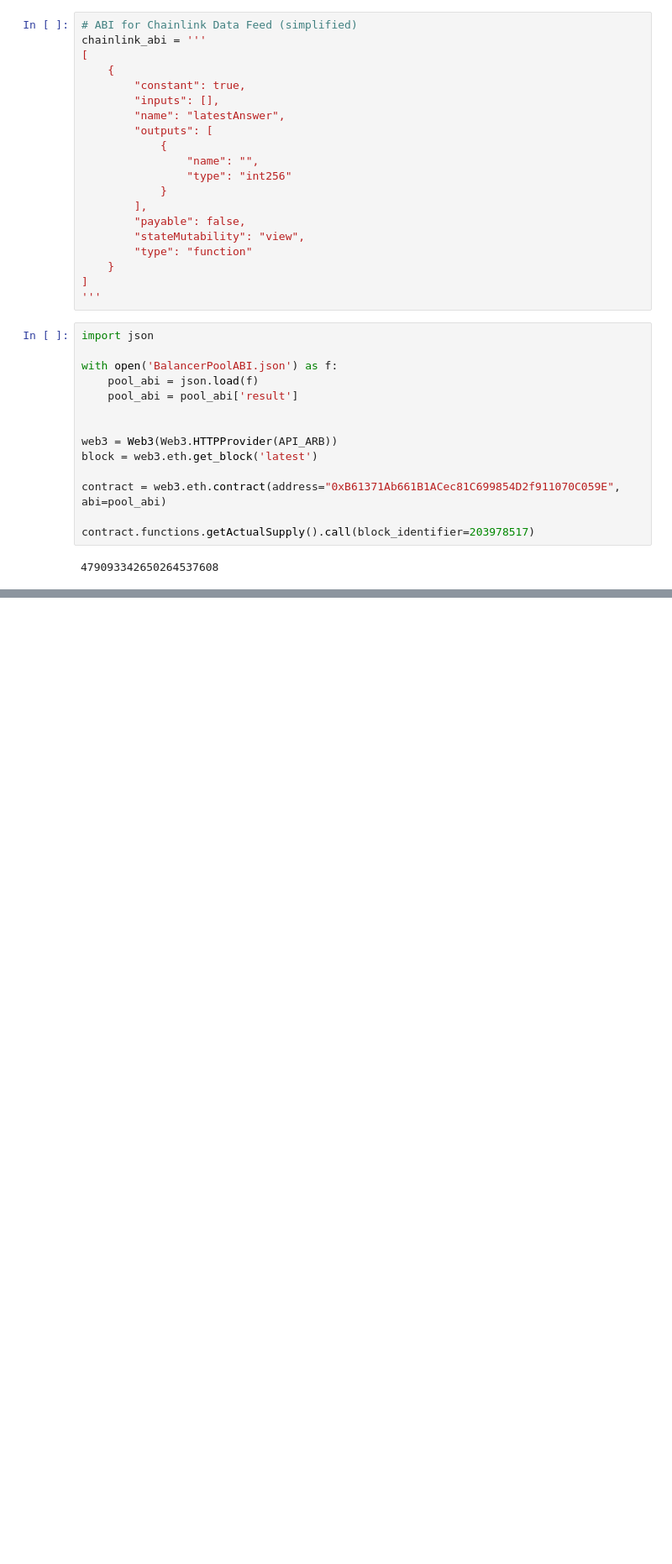
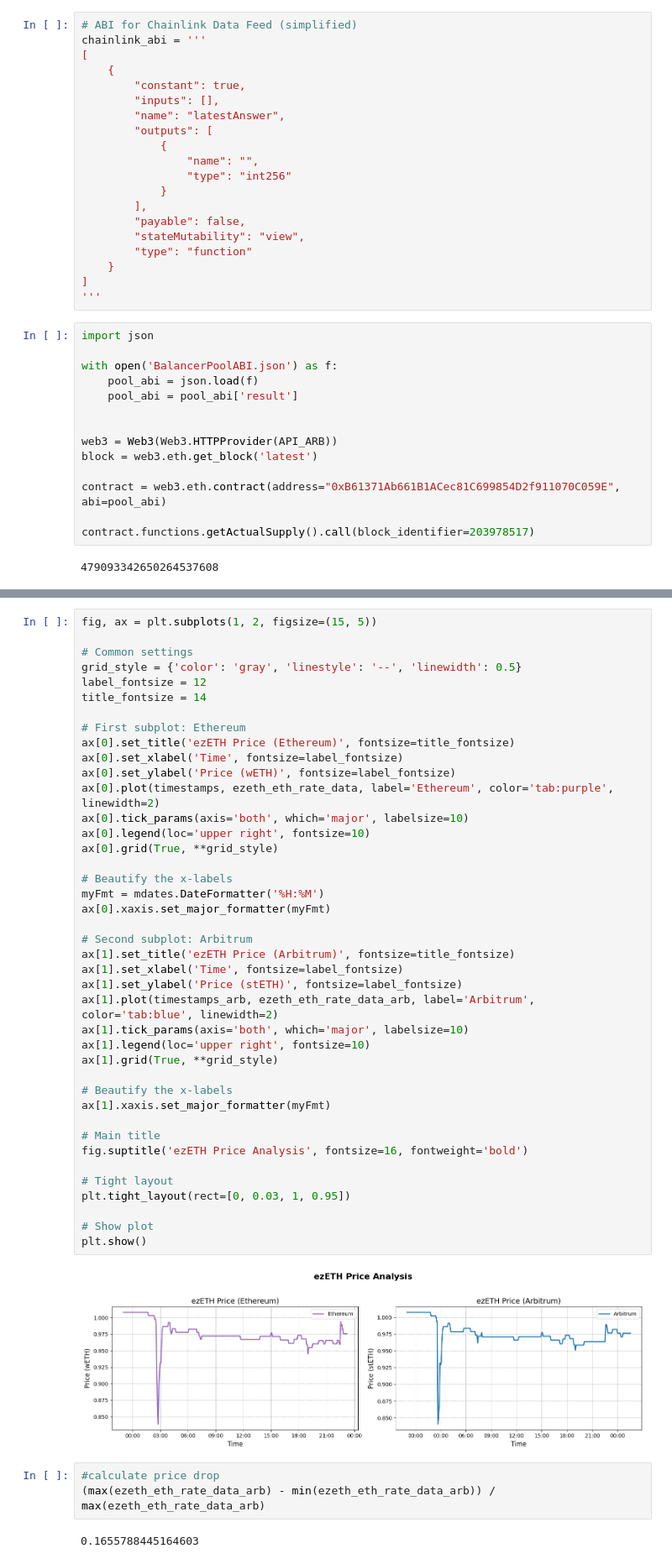
Before and after one commit to keroshanpillay/ezETH-Depeg-Analysis, a Jupyter notebook: analysis.ipynb, the cells around one changed output, grey strips where cells are left out. Shown at 84% size. Saved outputs shown, nothing was run; the diff lists cells and outputs as text; blank space fills up the shorter version.

```diff
--- a/analysis.ipynb
+++ b/analysis.ipynb
@@ -255,0 +253,48 @@ ax[1].xaxis.set_major_formatter(myFmt)
+# %%
+fig, ax = plt.subplots(1, 2, figsize=(15, 5))
+
+# Common settings
+grid_style = {'color': 'gray', 'linestyle': '--', 'linewidth': 0.5}
+label_fontsize = 12
+title_fontsize = 14
+
+# First subplot: Ethereum
+ax[0].set_title('ezETH Price (Ethereum)', fontsize=title_fontsize)
+ax[0].set_xlabel('Time', fontsize=label_fontsize)
+ax[0].set_ylabel('Price (wETH)', fontsize=label_fontsize)
+ax[0].plot(timestamps, ezeth_eth_rate_data, label='Ethereum', color='tab:purple', linewidth=2)
+ax[0].tick_params(axis='both', which='major', labelsize=10)
+ax[0].legend(loc='upper right', fontsize=10)
+ax[0].grid(True, **grid_style)
+
+# Beautify the x-labels
+myFmt = mdates.DateFormatter('%H:%M')
+ax[0].xaxis.set_major_formatter(myFmt)
+
+# Second subplot: Arbitrum
+ax[1].set_title('ezETH Price (Arbitrum)', fontsize=title_fontsize)
+ax[1].set_xlabel('Time', fontsize=label_fontsize)
+ax[1].set_ylabel('Price (stETH)', fontsize=label_fontsize)
+ax[1].plot(timestamps_arb, ezeth_eth_rate_data_arb, label='Arbitrum', color='tab:blue', linewidth=2)
+ax[1].tick_params(axis='both', which='major', labelsize=10)
+ax[1].legend(loc='upper right', fontsize=10)
+ax[1].grid(True, **grid_style)
+
+# Beautify the x-labels
+ax[1].xaxis.set_major_formatter(myFmt)
+
+# Main title
+fig.suptitle('ezETH Price Analysis', fontsize=16, fontweight='bold')
+
+# Tight layout
+plt.tight_layout(rect=[0, 0.03, 1, 0.95])
+
+# Show plot
+plt.show()
+# %% [output]
+[figure, added]
+# %%
+#calculate price drop
+(max(ezeth_eth_rate_data_arb) - min(ezeth_eth_rate_data_arb)) / max(ezeth_eth_rate_data_arb)
+# %% [output]
+0.1655788445164603
```
Also changed, not shown: parts of 13 cells of this notebook.
